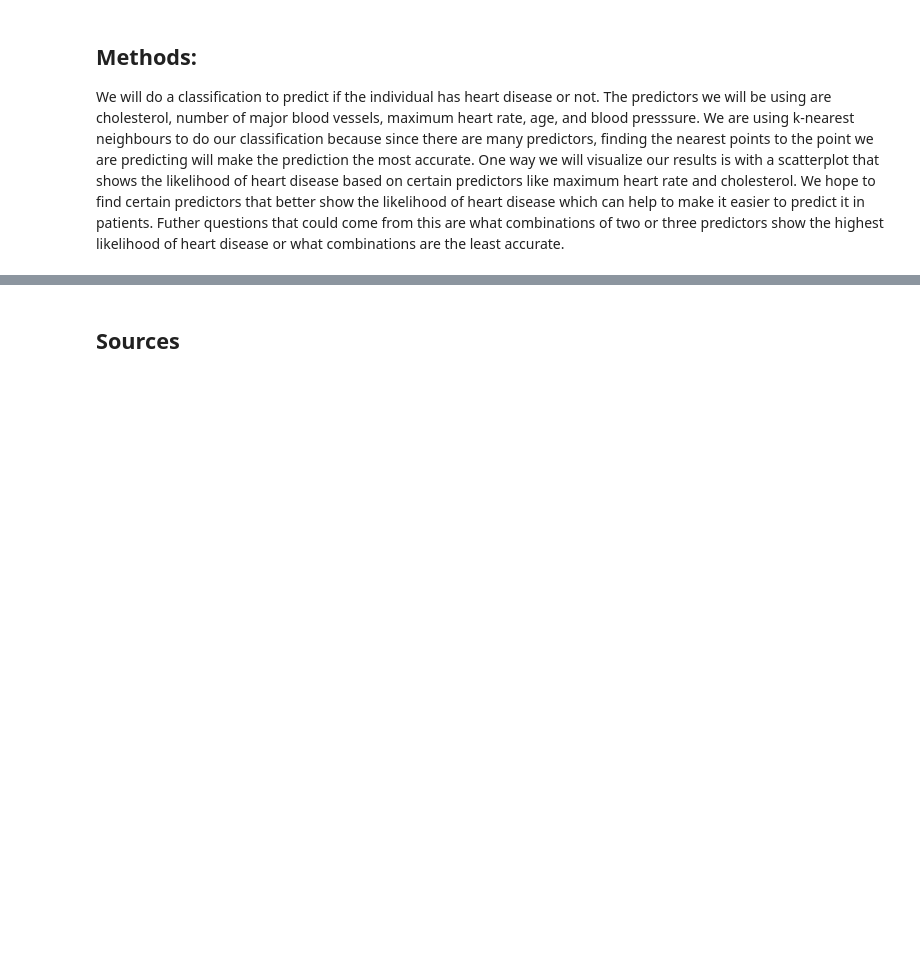
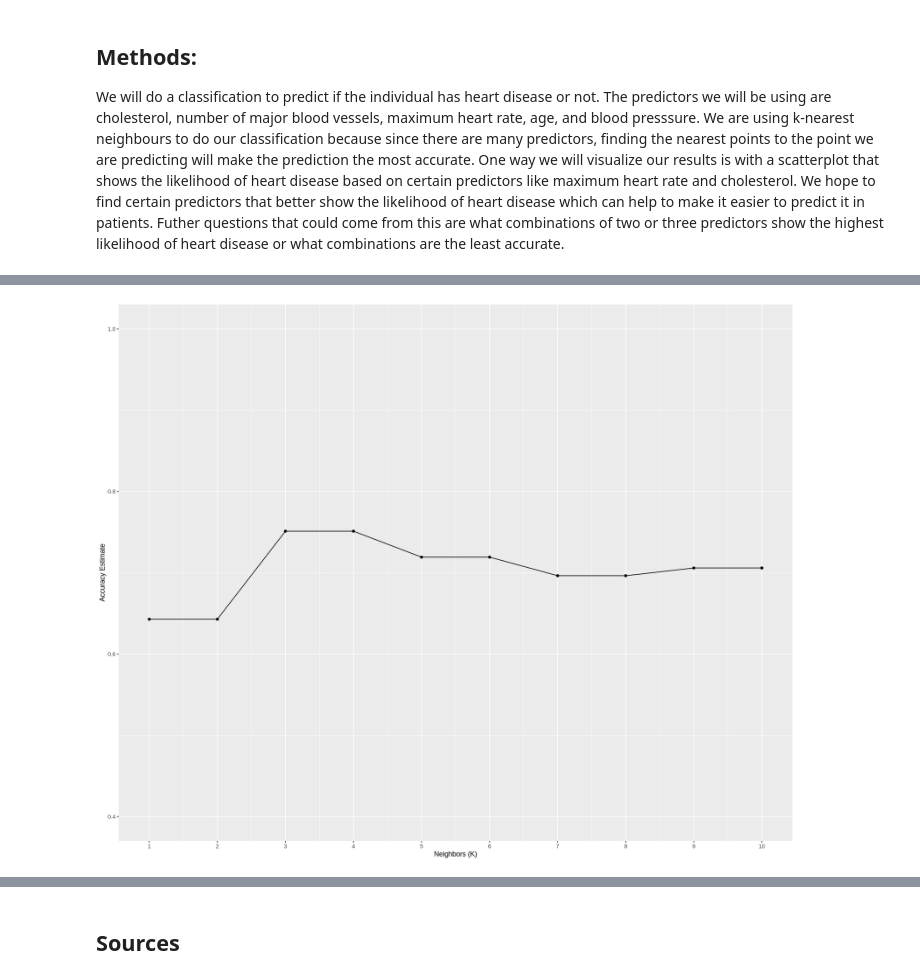
Before and after one commit to rhiannoncharles/DSCI100-Project, a Jupyter notebook: project_proposal.ipynb, the cells around one changed output, grey strips where cells are left out. Drawn from its saved outputs; the diff is of its cells as text; code cells hidden in the pictures; blank space fills up the shorter version.

```diff
--- a/project_proposal.ipynb
+++ b/project_proposal.ipynb
@@ -238,0 +245,6 @@ We will do a classification to predict if the individual has heart disease or no
+# %%
+# Doing preprocessing and standardizing the predictors by passing the vector and the predictor variables to the recipe function.
+clev_recipe <- recipe(class ~  age + rest_bp + chol + max_hr + num_bv, data = clev_train_clean )%>%
+    step_scale(all_predictors()) %>%
+    step_center(all_predictors())
+clev_recipe
@@ -238,0 +264,9 @@ We will do a classification to predict if the individual has heart disease or no
+# %%
+#Doing a 5-fold cross-validation. First step of finding the optimal K value that will be used.
+clev_vfold <- vfold_cv(clev_train_clean, v = 5, strata = class)
+# %%
+#Creating a model specification with tuning on the number of neighbours.
+knn_tune <- nearest_neighbor(weight_func = "rectangular", neighbors = tune())%>%
+    set_engine("kknn")%>%
+    set_mode("classification")
+knn_tune
@@ -238,0 +281,13 @@ We will do a classification to predict if the individual has heart disease or no
+# %%
+#Creating a data frame with neighbors variable containing values from 1 to 50.
+k_range <- tibble(neighbors = seq(from = 1, to = 10))
+
+#Creating a workflow analysis that combines the recipe and the model specification and that tunes 10 values for K.
+vfold_metrics <- workflow() %>%
+       add_recipe(clev_recipe) %>%
+       add_model(knn_tune) %>%
+       tune_grid(resamples =clev_vfold, grid = k_range) %>%
+       collect_metrics()
+#Filtering for accuracy to find the best value of the number of neighbors.
+accuracy <- filter(vfold_metrics, .metric=="accuracy")
+accuracy
@@ -238,0 +317,11 @@ We will do a classification to predict if the individual has heart disease or no
+# %%
+#Creating a K vs accuracy plot to find the best value of the number of neighbors.
+cross_val_plot <- ggplot(accuracy, aes(x = neighbors, y = mean))+
+       geom_point() +
+        geom_line()+
+       labs(x = "Neighbors (K)", y = "Accuracy Estimate") +
+scale_x_continuous(breaks = seq(0, 24, by = 1)) +  # adjusting the x-axis
+       scale_y_continuous(limits = c(0.4, 1.0)) # adjusting the y-axis
+cross_val_plot
+# %% [output]
+[figure, added]
```
Also changed, not shown: parts of 9 cells of this notebook.
